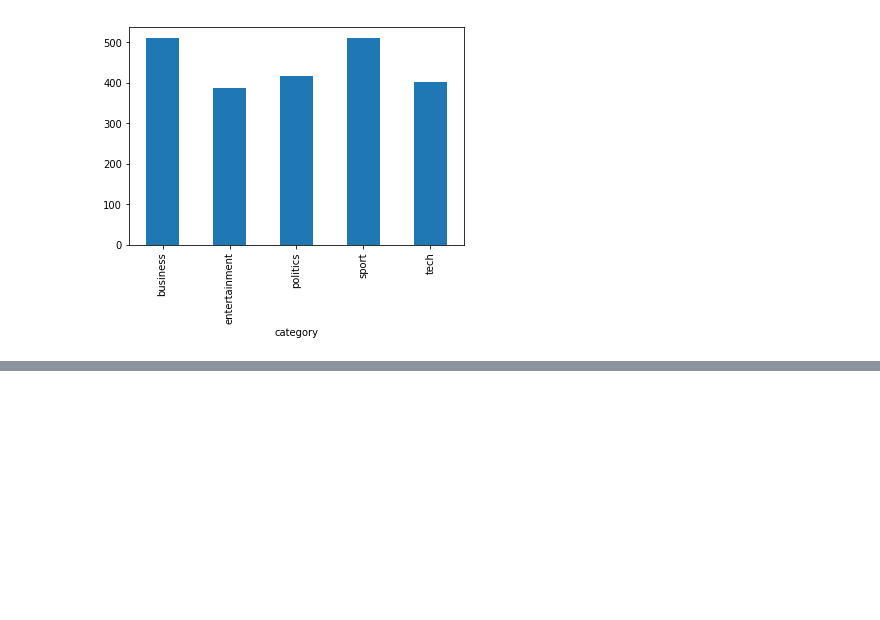
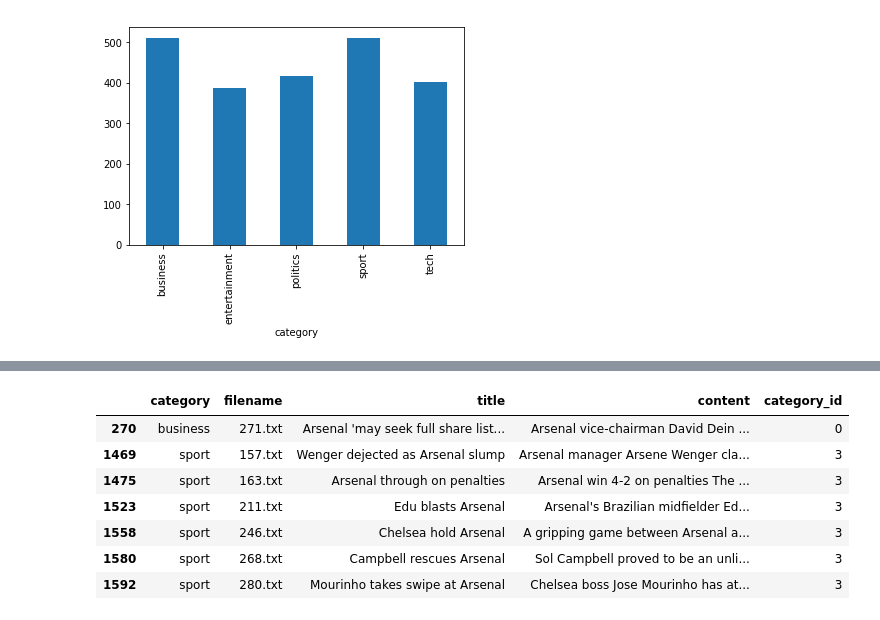
Before and after one commit to Subhraj07/Machine_Learning_Models, a Jupyter notebook: MLpractice/CEREBRINOCS/classification_article.ipynb, the cells around one changed output, grey strips where cells are left out. Drawn from its saved outputs; the diff is of its cells as text; code cells hidden in the pictures; blank space fills up the shorter version.

```diff
--- a/MLpractice/CEREBRINOCS/classification_article.ipynb
+++ b/MLpractice/CEREBRINOCS/classification_article.ipynb
@@ -67,0 +142,11 @@ df.groupby('category').filename.count().plot.bar(ylim=0)
+# %%
+df[df.title.str.contains('Arsenal')]
+# %% [output]
+|  | category | filename | title | content | category_id |
+| 270 | business | 271.txt | Arsenal 'may seek full share list... | Arsenal vice-chairman David Dein ... | 0 |
+| 1469 | sport | 157.txt | Wenger dejected as Arsenal slump | Arsenal manager Arsene Wenger cla... | 3 |
+| 1475 | sport | 163.txt | Arsenal through on penalties | Arsenal win 4-2 on penalties The ... | 3 |
+| 1523 | sport | 211.txt | Edu blasts Arsenal | Arsenal's Brazilian midfielder Ed... | 3 |
+| 1558 | sport | 246.txt | Chelsea hold Arsenal | A gripping game between Arsenal a... | 3 |
+| 1580 | sport | 268.txt | Campbell rescues Arsenal | Sol Campbell proved to be an unli... | 3 |
+| 1592 | sport | 280.txt | Mourinho takes swipe at Arsenal | Chelsea boss Jose Mourinho has at... | 3 |
```
Also changed, not shown: parts of 21 cells of this notebook.
